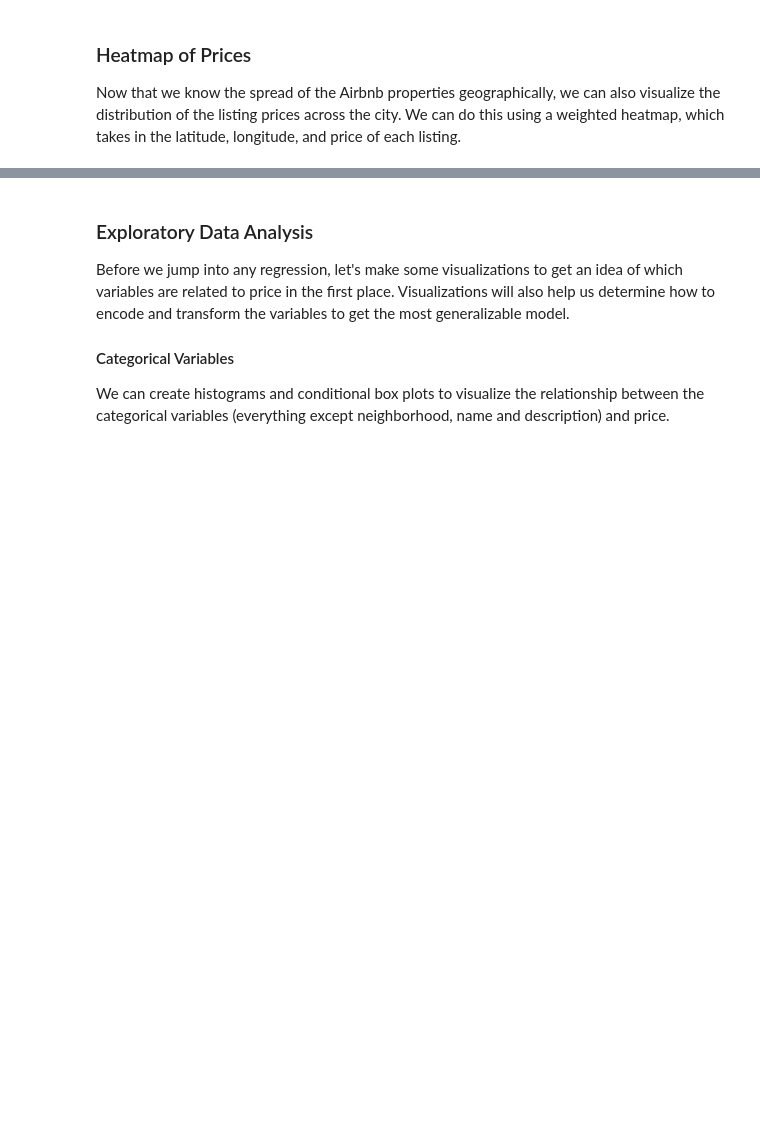
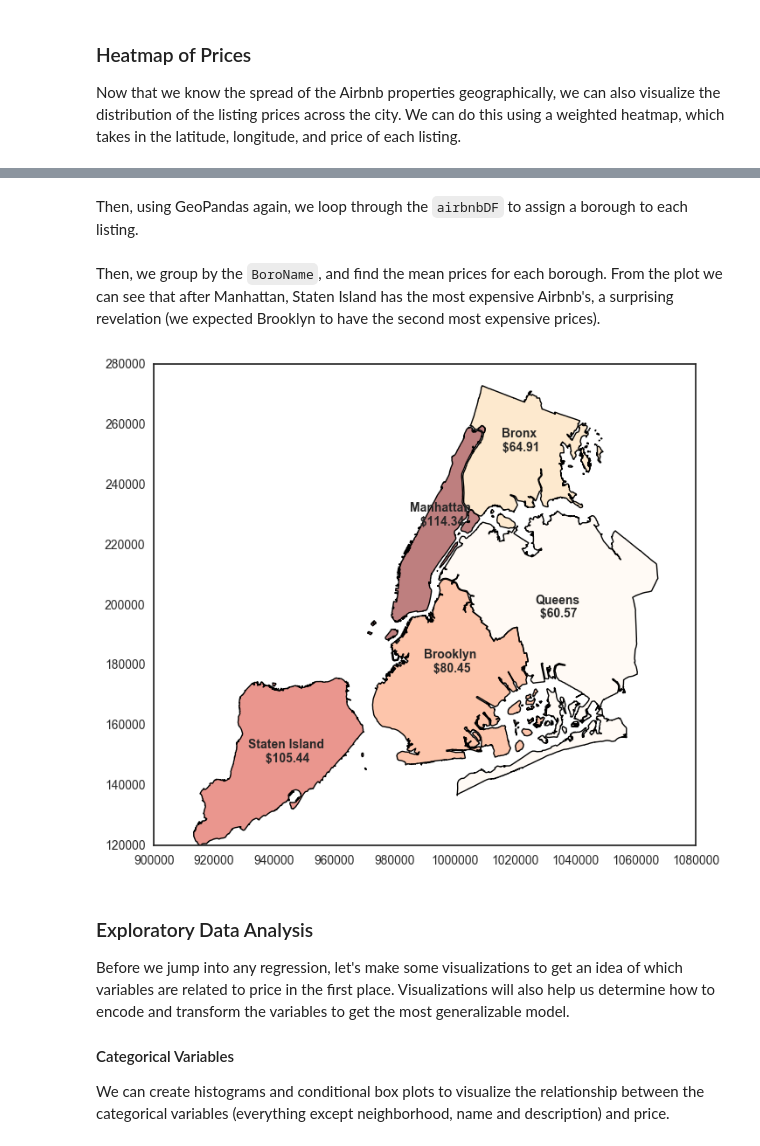
Before and after one commit to shouvikmani/AirbnbDataAnalysis, a Jupyter notebook: Analyzing_Airbnb_in_New_York_City.ipynb, the cells around one changed output, grey strips where cells are left out. Drawn from its saved outputs; the diff is of its cells as text; code cells hidden in the pictures; blank space fills up the shorter version.

Commit message:
Add borough data and map, and clean up script

```diff
--- a/Analyzing_Airbnb_in_New_York_City.ipynb
+++ b/Analyzing_Airbnb_in_New_York_City.ipynb
@@ -187,0 +157,13 @@ We will consider the following variables in our model:
+# %%
+import geopandas as gpd
+import shapely
+import matplotlib.pyplot as plt
+import seaborn
+seaborn.set_style("white")
+%matplotlib inline
+from geopy import GoogleV3
+geocoder = GoogleV3()
+geocoder.geocode("5000 Forbes Ave., Pittsburgh, PA")
+
+df_boro = gpd.read_file("data/borough_data/nybb.shp")
+df_boro.head()
@@ -188,3 +177,41 @@ We will consider the following variables in our model:
+# %% [markdown]
+Then, using GeoPandas again, we loop through the `airbnbDF` to assign a borough to each listing.
+# %%
+def latlng_to_borough(df_boro, lat, lng):
+    s = gpd.GeoSeries(shapely.geometry.Point(lng,lat), crs="+proj=latlon").to_crs(df_boro.crs)
+    try:
+        boro = df_boro.loc[df_boro.contains(s[0]),"BoroName"].iloc[0]
+    except IndexError:
+        boro = None
+    return boro
+
+boroughs = []
+geos = []
+for i, listing in airbnbDF.iterrows():
+    b = latlng_to_borough(df_boro, listing['lat'], listing['lng'])
+    boroughs.append(b)
+
+airbnbDF['BoroName'] = boroughs
+# %% [markdown]
+Then, we group by the `BoroName`, and find the mean prices for each borough. From the plot we can see that after Manhattan, Staten Island has the most expensive Airbnb's, a surprising revelation (we expected Brooklyn to have the second most expensive prices).
+# %%
+# Group By BoroName
+means_by_boro = pd.DataFrame(airbnbDF.groupby(['BoroName'])['price'].mean())
+means_by_boro["BoroName"] = means_by_boro.index
+
+# Right join with the Boros GeoDataFrame
+df_boro = gpd.GeoDataFrame(means_by_boro.merge(df_boro, how="right", on="BoroName"))
+
+# Plot with labels
+df_boro.plot(figsize=(8,8), cmap='OrRd', column="price", scheme="percentiles")
+df_boro['coords'] = df_boro['geometry'].apply(lambda x: x.representative_point().coords[:])
+df_boro['coords'] = [coords[0] for coords in df_boro['coords']]
+
+for idx, row in df_boro.iterrows():
+    label = row["BoroName"] + "\n $" + ("%.2f" % round(row["price"],2))
+    plt.annotate(s=label, xy=row["coords"], horizontalalignment='center', weight="heavy")
+# %% [output]
+[figure, added]
 # %% [markdown]
 ### Exploratory Data Analysis
 
```
Also changed, not shown: parts of 9 cells of this notebook, 6 other files.
